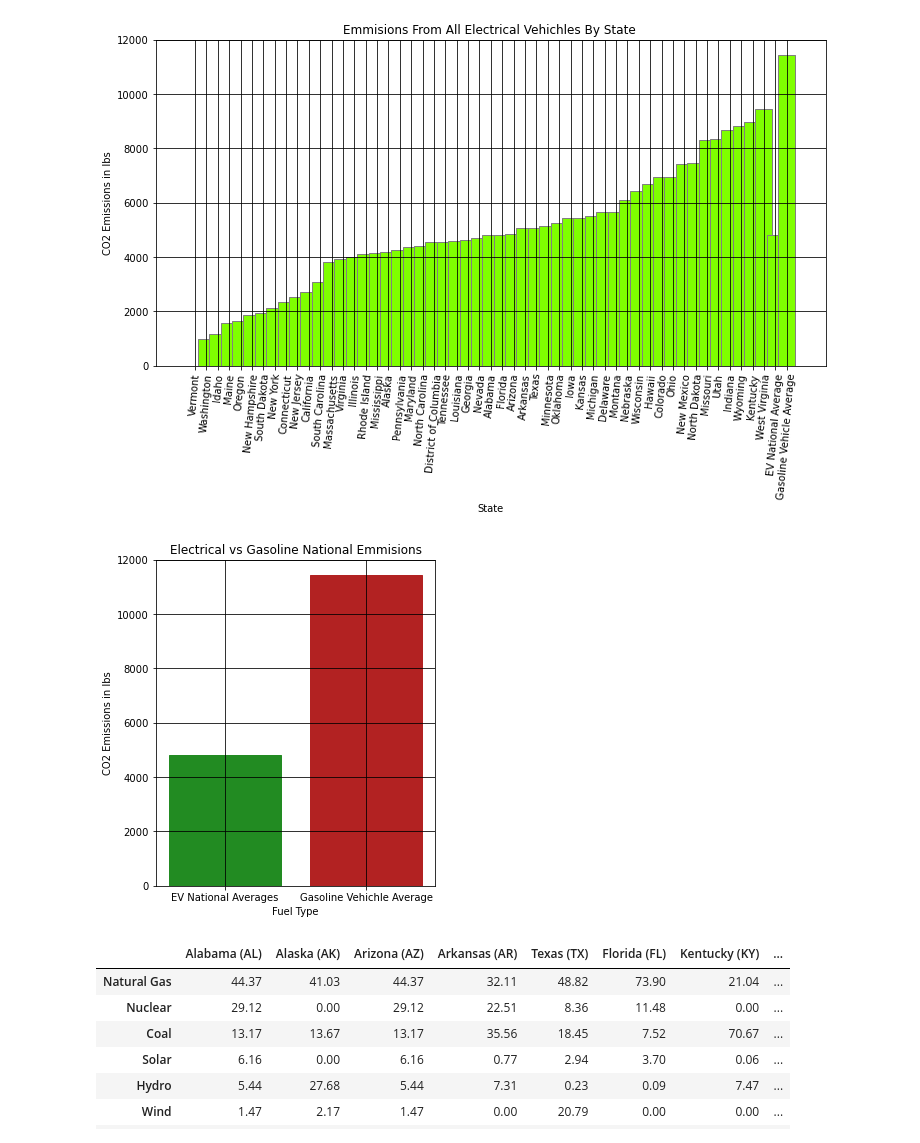
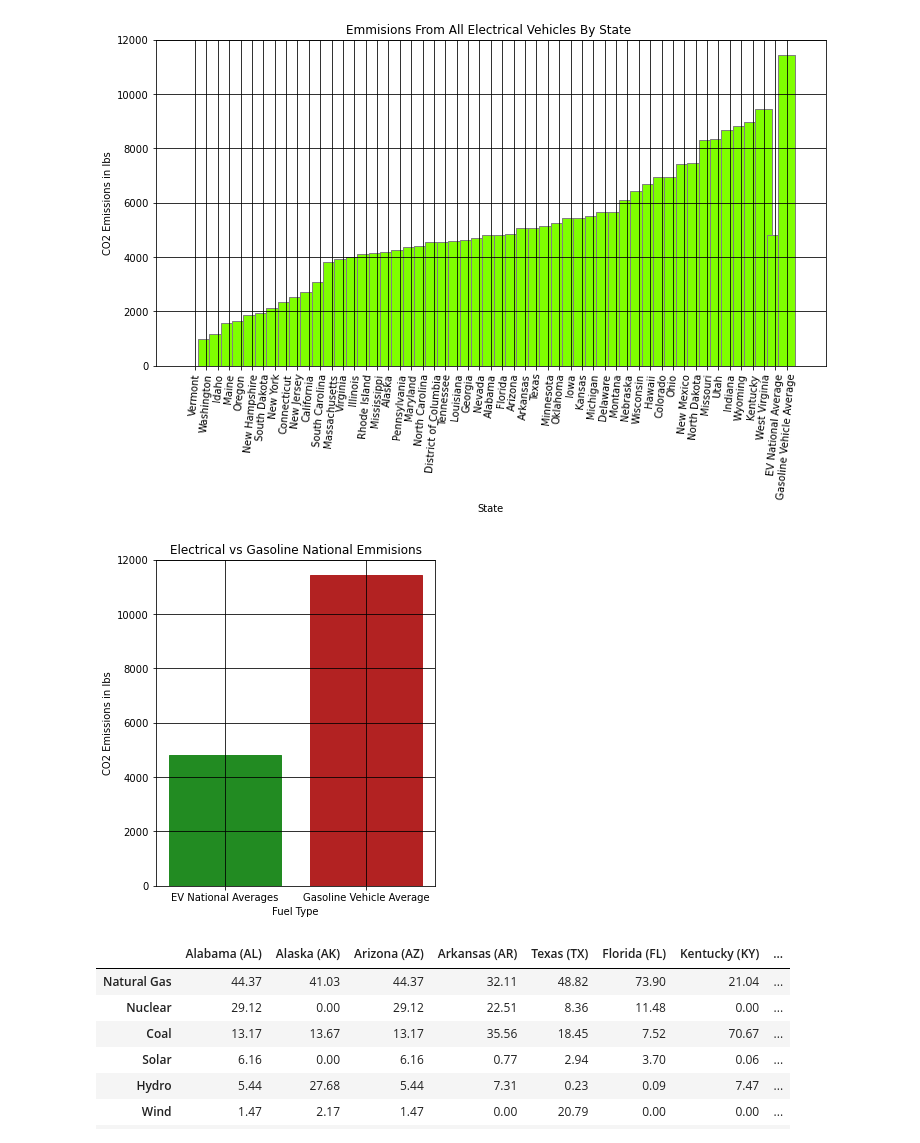
Before and after one commit to nhle95/Project1_group4, a Jupyter notebook: Well To Wheel Emissions by State.ipynb, the cells around one changed output. Drawn from its saved outputs; the diff is of its cells as text; code cells hidden in the pictures.

Commit message:
slight corrections in code and visual labelling

```diff
--- a/Well To Wheel Emissions by State.ipynb
+++ b/Well To Wheel Emissions by State.ipynb
@@ -108,16 +108,16 @@ plt.show()
 [figure]
 # %%
 Ev_Gas =clean.iloc[51:53]
-Avgs = ['EV National Averages','Gasoline Vehichle Average']
+Avgs = ['EV National Averages','Gasoline Vehicle Average']
 Totals= [4815,11435]
 colors= ['forestgreen','firebrick']
 plt.figure(figsize=(5,6))
 plt.grid(True, color="black")
 plt.bar(Avgs,Totals, align='center', width=.8, color= colors, edgecolor= colors)
 plt.title('Electrical vs Gasoline National Emmisions')
 plt.xlabel('Fuel Type')
 plt.ylabel('CO2 Emissions in lbs')
 plt.savefig('output/Electrical vs Gasoline National Emmisions.jpeg')
 plt.show()
 # %% [output]
-[figure, old version]
+[figure, new version]
```
Also changed, not shown: parts of 2 cells of this notebook, 1 other file.
